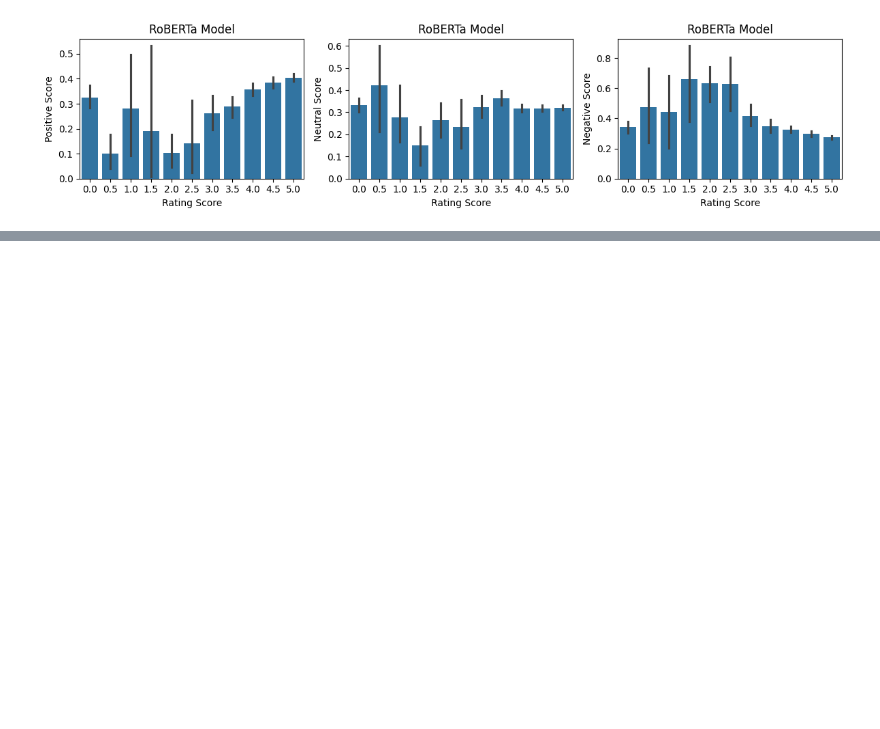
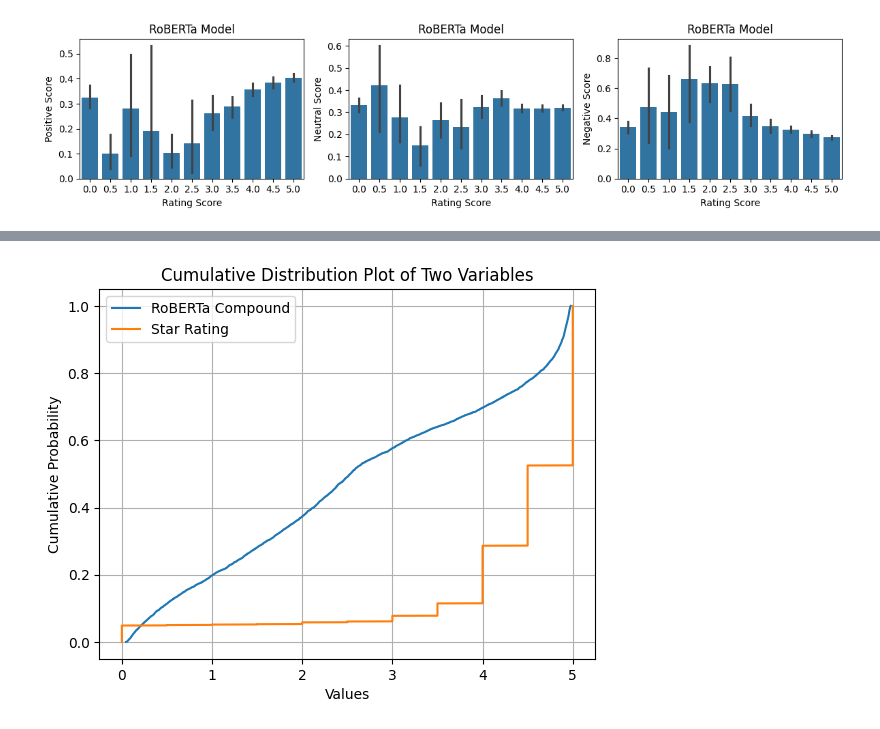
Before and after one commit to anycarolinys/projeto_NLP, a Jupyter notebook: NLP.ipynb, the cells around one changed output, grey strips where cells are left out. Saved outputs shown, nothing was run; the diff lists cells and outputs as text; code cells hidden in the pictures; blank space fills up the shorter version.

```diff
--- a/NLP.ipynb
+++ b/NLP.ipynb
@@ -462,3 +410,0 @@ encoded_text = tokenizer(review_example, return_tensors='pt') """
-# %%
-""" # Passando encoded_text como um dicionário
-output = model(**encoded_text) """
@@ -467,3 +410,0 @@ output = model(**encoded_text) """
-# %%
-""" # Convertendo tensor PyTorch para array NumPy
-scores = output[0][0].detach().numpy() """
@@ -472,9 +410,0 @@ scores = output[0][0].detach().numpy() """
-# %%
-""" # Convertendo os escores em probabilidades
-scores = softmax(scores)
-scores_dict = {
-    'roberta_neg': scores[0],
-    'roberta_neu': scores[1],
-    'roberta_pos': scores[2]
-}
-scores_dict """
@@ -584,3 +517,6 @@ plt.tight_layout()
 plt.show()
 # %% [output]
 [figure]
+# %%
+robertas['compound_transformed'] = robertas.apply(lambda x: mapear_intervalo(x['compound']),axis=1)
+robertas[:5]
@@ -586,0 +530,19 @@ plt.show()
+# %%
+# Calculate cumulative distribution function (CDF) for each variable
+cdf_variable1 = np.sort(robertas['compound_transformed'])
+cdf_variable2 = np.sort(robertas['RATING_SCORES'])
+y_variable1 = np.arange(1, len(cdf_variable1) + 1) / len(cdf_variable1)
+y_variable2 = np.arange(1, len(cdf_variable2) + 1) / len(cdf_variable2)
+# Plot the CDFs
+plt.plot(cdf_variable1, y_variable1, label='RoBERTa Compound')
+plt.plot(cdf_variable2, y_variable2, label='Star Rating')
+# Add labels and legend
+plt.xlabel('Values')
+plt.ylabel('Cumulative Probability')
+plt.title('Cumulative Distribution Plot of Two Variables')
+plt.legend()
+# Show the plot
+plt.grid(True)
+plt.show()
+# %% [output]
+[figure, added]
```
Also changed, not shown: parts of 19 cells of this notebook.
